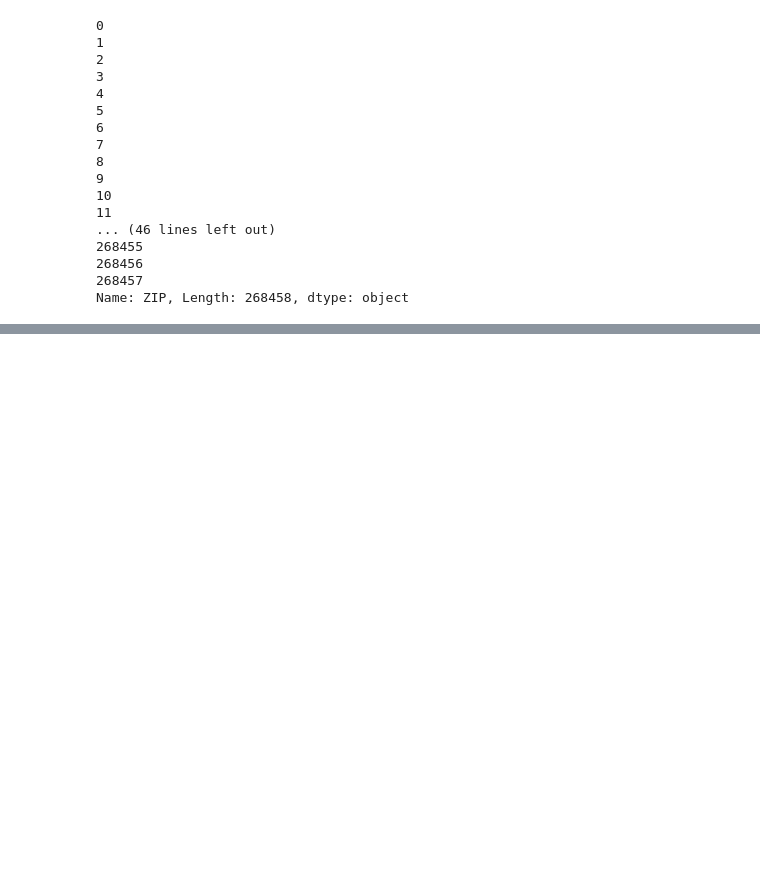
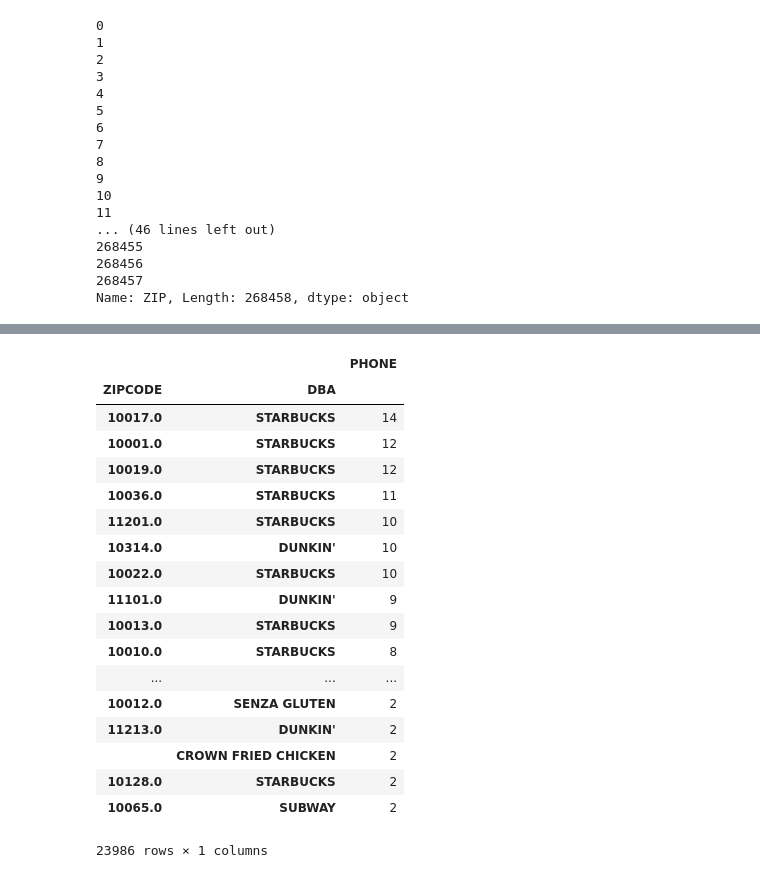
Before and after one commit to robblatt/Restaurant-Hypothesis-Testing, a Jupyter notebook: Rob Discovery.ipynb, the cells around one changed output, grey strips where cells are left out. Saved outputs shown, nothing was run; the diff lists cells and outputs as text; code cells hidden in the pictures; blank space fills up the shorter version.

```diff
--- a/Rob Discovery.ipynb
+++ b/Rob Discovery.ipynb
@@ -251,3 +251,9 @@ df['ZIP']
 268456
 268457
 Name: ZIP, Length: 268458, dtype: object
+# %%
+rest_ref = df[['PHONE', 'DBA', 'ZIPCODE']]
+# %%
+rest_uni_zip = rest_ref.drop_duplicates(subset=['PHONE', 'DBA'], keep='first')
+# %%
+pd.set_option('display.max_rows', 1000)
@@ -253,0 +286,22 @@ Name: ZIP, Length: 268458, dtype: object
+# %%
+rest_uni_zip.groupby(['ZIPCODE', 'DBA']).count().sort_values(['PHONE'], ascending=False)
+# %% [output]
+|  |  | PHONE |
+| ZIPCODE | DBA |  |
+| 10017.0 | STARBUCKS | 14 |
+| 10001.0 | STARBUCKS | 12 |
+| 10019.0 | STARBUCKS | 12 |
+| 10036.0 | STARBUCKS | 11 |
+| 11201.0 | STARBUCKS | 10 |
+| 10314.0 | DUNKIN' | 10 |
+| 10022.0 | STARBUCKS | 10 |
+| 11101.0 | DUNKIN' | 9 |
+| 10013.0 | STARBUCKS | 9 |
+| 10010.0 | STARBUCKS | 8 |
+| ... | ... | ... |
+| 10012.0 | SENZA GLUTEN | 2 |
+| 11213.0 | DUNKIN' | 2 |
+|  | CROWN FRIED CHICKEN | 2 |
+| 10128.0 | STARBUCKS | 2 |
+| 10065.0 | SUBWAY | 2 |
+23986 rows × 1 columns
```
Also changed, not shown: parts of 2 cells of this notebook, 3 other files.
